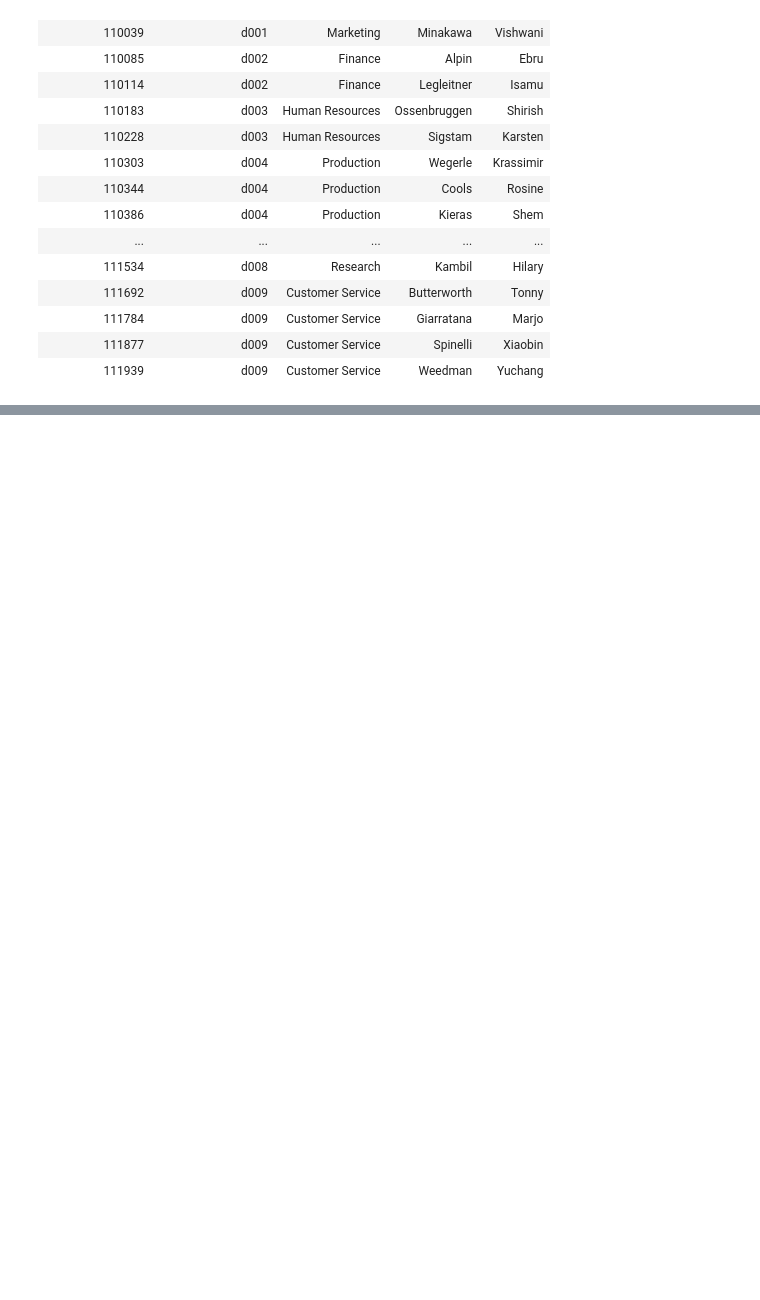
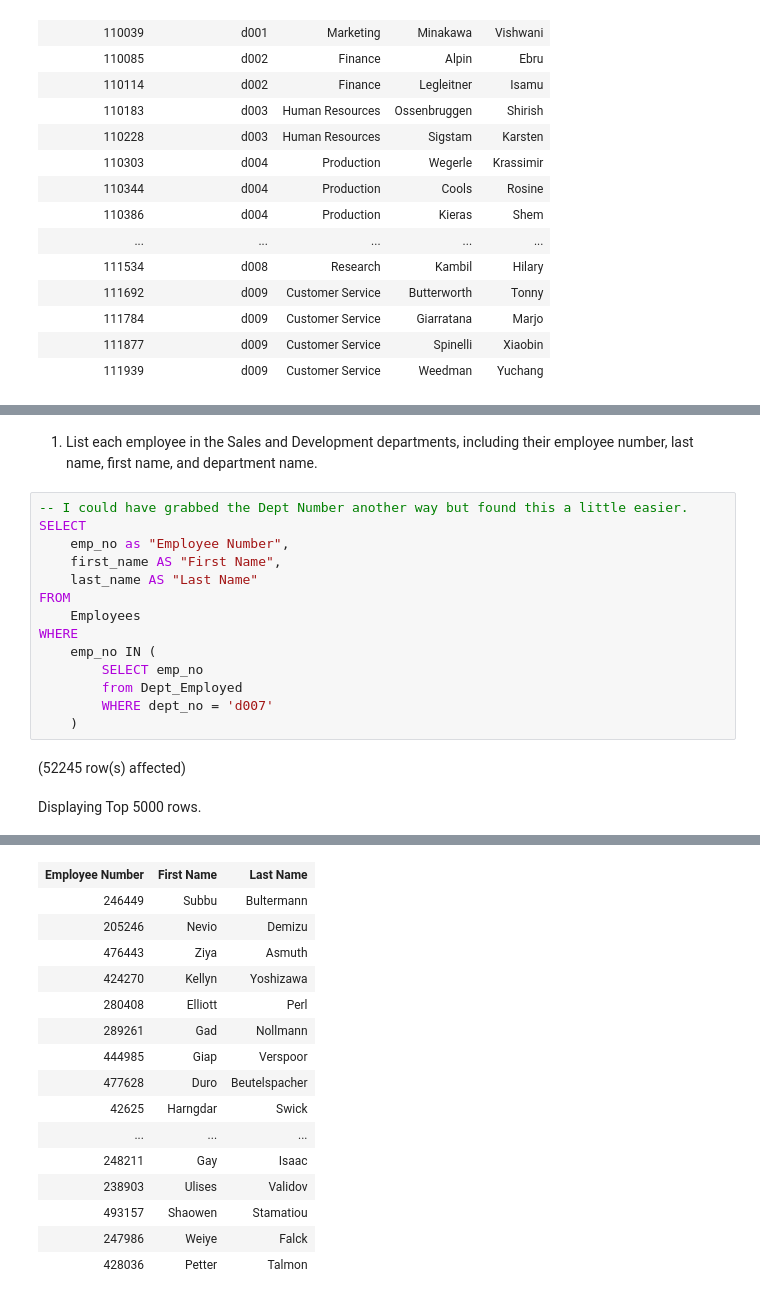
Before and after one commit to Ethan-sev/sql-challenge, a Jupyter notebook: EmployeeSQL/Notebook-1.ipynb, the cells around one changed output, grey strips where cells are left out. Cells and saved outputs as stored; diff of their text form; blank space fills up the shorter version.

```diff
--- a/EmployeeSQL/Notebook-1.ipynb
+++ b/EmployeeSQL/Notebook-1.ipynb
@@ -83,0 +145,19 @@ Total execution time: 00:00:00.002
+# %% [markdown]
+1. List each employee in the Sales and Development departments, including their employee number, last name, first name, and department name.
+# %%
+-- I could have grabbed the Dept Number another way but found this a little easier.
+SELECT
+    emp_no as "Employee Number",
+    first_name AS "First Name",
+    last_name AS "Last Name"
+FROM
+    Employees
+WHERE
+    emp_no IN (
+        SELECT emp_no
+        from Dept_Employed
+        WHERE dept_no = 'd007'
+    )
+# %% [output]
+(52245 row(s) affected)
+Displaying Top 5000 rows.
@@ -83,0 +165,16 @@ Total execution time: 00:00:00.002
+| Employee Number | First Name | Last Name |
+| 246449 | Subbu | Bultermann |
+| 205246 | Nevio | Demizu |
+| 476443 | Ziya | Asmuth |
+| 424270 | Kellyn | Yoshizawa |
+| 280408 | Elliott | Perl |
+| 289261 | Gad | Nollmann |
+| 444985 | Giap | Verspoor |
+| 477628 | Duro | Beutelspacher |
+| 42625 | Harngdar | Swick |
+| ... | ... | ... |
+| 248211 | Gay | Isaac |
+| 238903 | Ulises | Validov |
+| 493157 | Shaowen | Stamatiou |
+| 247986 | Weiye | Falck |
+| 428036 | Petter | Talmon |
```
Also changed, not shown: parts of 8 cells of this notebook.
